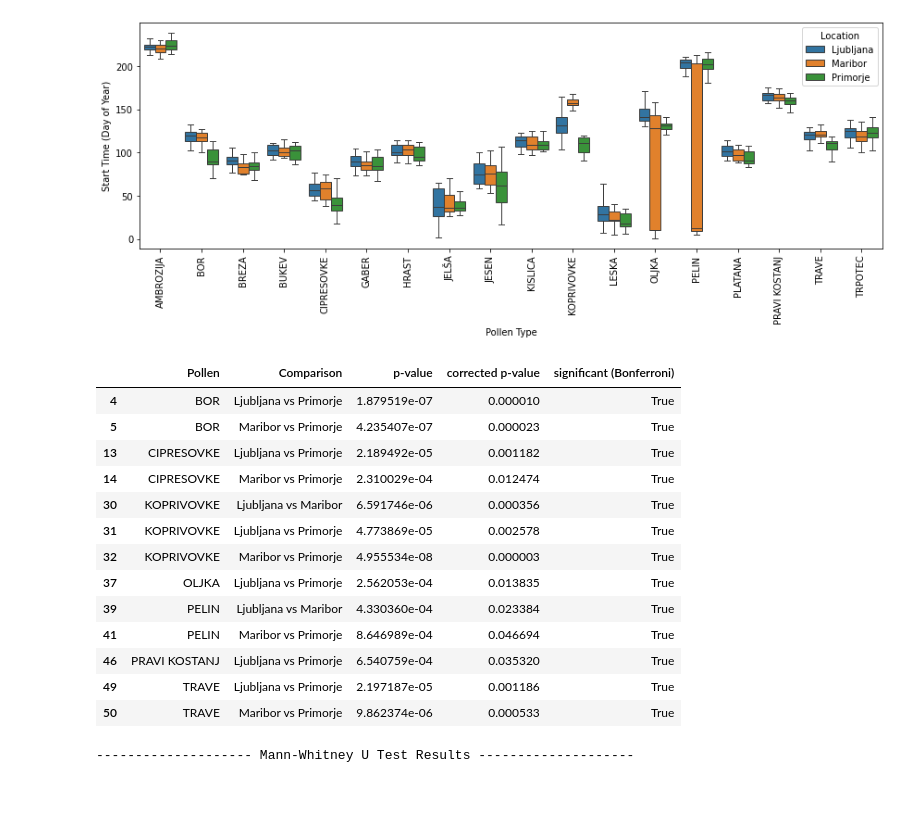
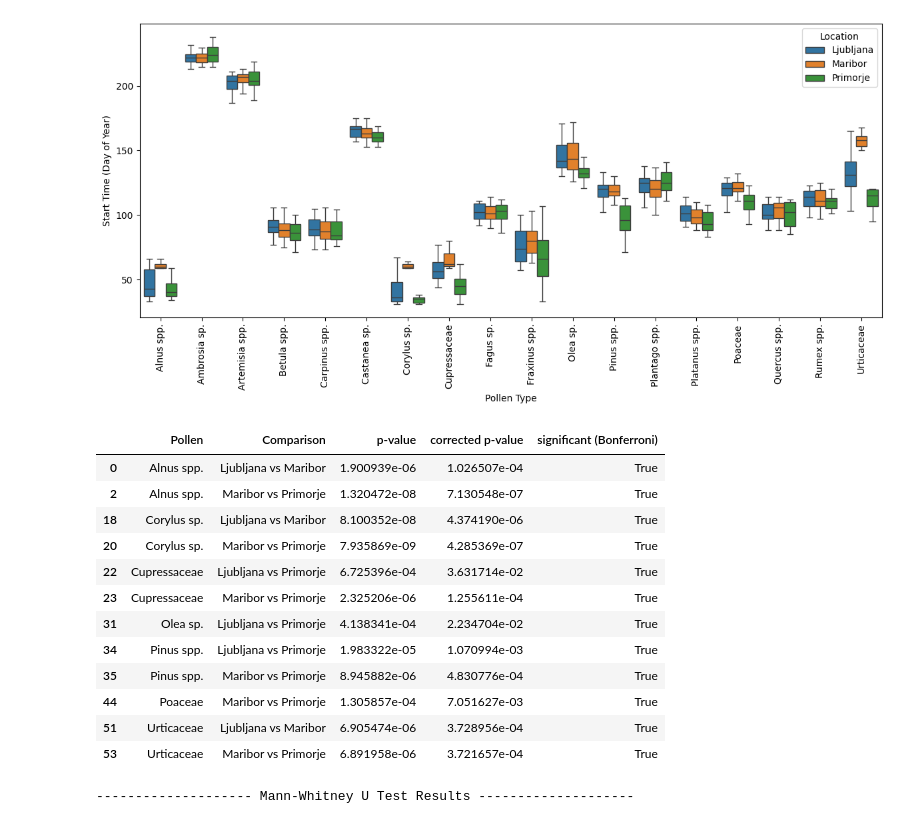
Before and after one commit to ReneMarkovic/Cvetni_prah_v2, a Jupyter notebook: testing_notebook.ipynb, the cells around one changed output. Drawn from its saved outputs; the diff is of its cells as text; code cells hidden in the pictures; blank space fills up the shorter version.

```diff
--- a/testing_notebook.ipynb
+++ b/testing_notebook.ipynb
@@ -176,15 +176,15 @@ for location, filepath in files.items():
     df = pd.DataFrame(content)
     df["Location"] = location
     # Append only relevant columns
-    data_all.append(df[["Type", "Year", "Start", "Location"]])
+    data_all.append(df[["Pollen taxa", "Year", "Start", "Location"]])
 # Combine all into one DataFrame
 combined_df = pd.concat(data_all, ignore_index=True)
 # %%
 # Now create a boxplot for all pollen types, grouped by location
-plt.figure(figsize=(12, 5))
+plt.figure(figsize=(12, 6))
 
 
-sns.boxplot(data=combined_df, x="Type", y="Start", hue="Location", showfliers=False)
+sns.boxplot(data=combined_df, x="Pollen taxa", y="Start", hue="Location", showfliers=False)
 #plt.title("Distribution of Pollen Season Start Times (K10) Across Locations")
 plt.xticks(rotation=90)
 plt.ylabel("Start Time (Day of Year)")
@@ -205,19 +205,19 @@ for location, filepath in files.items():
         content = json.load(f)
     df = pd.DataFrame(content)
     df["Location"] = location
-    data_all.append(df[["Type", "Year", "Start", "Location"]])
+    data_all.append(df[["Pollen taxa", "Year", "Start", "Location"]])
 
 combined_df = pd.concat(data_all, ignore_index=True)
 
 # Get pollen types and location pairs
-pollen_types = combined_df["Type"].unique()
+pollen_types = combined_df["Pollen taxa"].unique()
 location_pairs = list(itertools.combinations(combined_df["Location"].unique(), 2))
 
 # Store results
 results = []
 
 for pollen in pollen_types:
-    data_subset = combined_df[combined_df["Type"] == pollen]
+    data_subset = combined_df[combined_df["Pollen taxa"] == pollen]
     for loc1, loc2 in location_pairs:
         group1 = data_subset[data_subset["Location"] == loc1]["Start"].values
         group2 = data_subset[data_subset["Location"] == loc2]["Start"].values
@@ -250,15 +250,15 @@ for location, filepath in files.items():
     df = pd.DataFrame(content)
     df["Location"] = location
     # Append only relevant columns
-    data_all.append(df[["Type", "Year", var, "Location"]])
+    data_all.append(df[["Pollen taxa", "Year", var, "Location"]])
 
 # Combine all into one DataFrame
 combined_df = pd.concat(data_all, ignore_index=True)
 # Now create a boxplot for all pollen types, grouped by location
-plt.figure(figsize=(12, 8))
+plt.figure(figsize=(12, 6))
 
 
-sns.boxplot(data=combined_df, x="Type", y=var, hue="Location", showfliers=False)
+sns.boxplot(data=combined_df, x="Pollen taxa", y=var, hue="Location", showfliers=False)
 #plt.title("Distribution of Pollen Season Start Times (K10) Across Locations")
 plt.xticks(rotation=90)
 plt.ylabel("End Time (Day of Year)")
@@ -274,19 +274,19 @@ for location, filepath in files.items():
         content = json.load(f)
     df = pd.DataFrame(content)
     df["Location"] = location
-    data_all.append(df[["Type", "Year", var, "Location"]])
+    data_all.append(df[["Pollen taxa", "Year", var, "Location"]])
 
 combined_df = pd.concat(data_all, ignore_index=True)
 
 # Get pollen types and location pairs
-pollen_types = combined_df["Type"].unique()
+pollen_types = combined_df["Pollen taxa"].unique()
 location_pairs = list(itertools.combinations(combined_df["Location"].unique(), 2))
 
 # Store results
 results = []
 
 for pollen in pollen_types:
-    data_subset = combined_df[combined_df["Type"] == pollen]
+    data_subset = combined_df[combined_df["Pollen taxa"] == pollen]
     for loc1, loc2 in location_pairs:
         group1 = data_subset[data_subset["Location"] == loc1][var].values
         group2 = data_subset[data_subset["Location"] == loc2][var].values
@@ -319,15 +319,15 @@ for location, filepath in files.items():
     df = pd.DataFrame(content)
     df["Location"] = location
     # Append only relevant columns
-    data_all.append(df[["Type", "Year", var, "Location"]])
+    data_all.append(df[["Pollen taxa", "Year", var, "Location"]])
 
 # Combine all into one DataFrame
 combined_df = pd.concat(data_all, ignore_index=True)
 # Now create a boxplot for all pollen types, grouped by location
-plt.figure(figsize=(12, 5))
+plt.figure(figsize=(12, 6))
 
 
-sns.boxplot(data=combined_df, x="Type", y=var, hue="Location", showfliers=False)
+sns.boxplot(data=combined_df, x="Pollen taxa", y=var, hue="Location", showfliers=False)
 #plt.title("Distribution of Pollen Season Start Times (K10) Across Locations")
 plt.xticks(rotation=90)
 plt.ylabel(f"{var}")
@@ -343,19 +343,19 @@ for location, filepath in files.items():
         content = json.load(f)
     df = pd.DataFrame(content)
     df["Location"] = location
-    data_all.append(df[["Type", "Year", var, "Location"]])
+    data_all.append(df[["Pollen taxa", "Year", var, "Location"]])
 
 combined_df = pd.concat(data_all, ignore_index=True)
 
 # Get pollen types and location pairs
-pollen_types = combined_df["Type"].unique()
+pollen_types = combined_df["Pollen taxa"].unique()
 location_pairs = list(itertools.combinations(combined_df["Location"].unique(), 2))
 
 # Store results
 results = []
 
 for pollen in pollen_types:
-    data_subset = combined_df[combined_df["Type"] == pollen]
+    data_subset = combined_df[combined_df["Pollen taxa"] == pollen]
     for loc1, loc2 in location_pairs:
         group1 = data_subset[data_subset["Location"] == loc1][var].values
         group2 = data_subset[data_subset["Location"] == loc2][var].values
@@ -387,7 +387,7 @@ for location, filepath in files.items():
     df = pd.DataFrame(content)
     df["Location"] = location
     # Append only relevant columns
-    data_all.append(df[["Type", "Year", var, "Location"]])
+    data_all.append(df[["Pollen taxa", "Year", var, "Location"]])
 
 # Combine all into one DataFrame
 combined_df = pd.concat(data_all, ignore_index=True)
@@ -395,7 +395,7 @@ combined_df = pd.concat(data_all, ignore_index=True)
 plt.figure(figsize=(12, 8))
 
 
-sns.boxplot(data=combined_df, x="Type", y=var, hue="Location", showfliers=False)
+sns.boxplot(data=combined_df, x="Pollen taxa", y=var, hue="Location", showfliers=False)
 #plt.title("Distribution of Pollen Season Start Times (K10) Across Locations")
 plt.xticks(rotation=90)
 plt.ylabel(f"{var}")
@@ -411,52 +411,51 @@ for location, filepath in files.items():
         content = json.load(f)
     df = pd.DataFrame(content)
     df["Location"] = location
-    data_all.append(df[["Type", "Year", var, "Location"]])
+    data_all.append(df[["Pollen taxa", "Year", var, "Location"]])
 
 combined_df = pd.concat(data_all, ignore_index=True)
 
 # Get pollen types and location pairs
-pollen_types = combined_df["Type"].unique()
+pollen_types = combined_df["Pollen taxa"].unique()
 location_pairs = list(itertools.combinations(combined_df["Location"].unique(), 2))
 
 # Store results
 results = []
 
 for pollen in pollen_types:
-    data_subset = combined_df[combined_df["Type"] == pollen]
+    data_subset = combined_df[combined_df["Pollen taxa"] == pollen]
     for loc1, loc2 in location_pairs:
         group1 = data_subset[data_subset["Location"] == loc1][var].values
         group2 = data_subset[data_subset["Location"] == loc2][var].values
         #print(f"Comparing {pollen} between {loc1} and {loc2}")
         if len(group1) > 0 and len(group2) > 0:
             stat, p_value = mannwhitneyu(group1, group2, alternative="two-sided")
             results.append({"Pollen": pollen, "Comparison": f"{loc1} vs {loc2}", "p-value": p_value})
 
 # Convert to DataFrame
 results_df = pd.DataFrame(results)
 
 # Apply Bonferroni correction for multiple testing
 rejected, corrected_p, _, _ = smm.multipletests(results_df["p-value"], method="bonferroni")
 results_df["corrected p-value"] = corrected_p
 results_df["significant (Bonferroni)"] = rejected
 
 # Show only significant results
 significant_results = results_df[results_df["significant (Bonferroni)"]]
 display(significant_results.head(20))
 # %% [output]
-[figure, old version]
+[figure, new version]
 |  | Pollen | Comparison | p-value | corrected p-value | significant (Bonferroni) |
-| 4 | BOR | Ljubljana vs Primorje | 1.879519e-07 | 0.000010 | True |
-| 5 | BOR | Maribor vs Primorje | 4.235407e-07 | 0.000023 | True |
-| 13 | CIPRESOVKE | Ljubljana vs Primorje | 2.189492e-05 | 0.001182 | True |
-| 14 | CIPRESOVKE | Maribor vs Primorje | 2.310029e-04 | 0.012474 | True |
-| 30 | KOPRIVOVKE | Ljubljana vs Maribor | 6.591746e-06 | 0.000356 | True |
-| 31 | KOPRIVOVKE | Ljubljana vs Primorje | 4.773869e-05 | 0.002578 | True |
-| 32 | KOPRIVOVKE | Maribor vs Primorje | 4.955534e-08 | 0.000003 | True |
-| 37 | OLJKA | Ljubljana vs Primorje | 2.562053e-04 | 0.013835 | True |
-| 39 | PELIN | Ljubljana vs Maribor | 4.330360e-04 | 0.023384 | True |
-| 41 | PELIN | Maribor vs Primorje | 8.646989e-04 | 0.046694 | True |
-| 46 | PRAVI KOSTANJ | Ljubljana vs Primorje | 6.540759e-04 | 0.035320 | True |
-| 49 | TRAVE | Ljubljana vs Primorje | 2.197187e-05 | 0.001186 | True |
-| 50 | TRAVE | Maribor vs Primorje | 9.862374e-06 | 0.000533 | True |
+| 0 | Alnus spp. | Ljubljana vs Maribor | 1.900939e-06 | 1.026507e-04 | True |
+| 2 | Alnus spp. | Maribor vs Primorje | 1.320472e-08 | 7.130548e-07 | True |
+| 18 | Corylus sp. | Ljubljana vs Maribor | 8.100352e-08 | 4.374190e-06 | True |
+| 20 | Corylus sp. | Maribor vs Primorje | 7.935869e-09 | 4.285369e-07 | True |
+| 22 | Cupressaceae | Ljubljana vs Primorje | 6.725396e-04 | 3.631714e-02 | True |
+| 23 | Cupressaceae | Maribor vs Primorje | 2.325206e-06 | 1.255611e-04 | True |
+| 31 | Olea sp. | Ljubljana vs Primorje | 4.138341e-04 | 2.234704e-02 | True |
+| 34 | Pinus spp. | Ljubljana vs Primorje | 1.983322e-05 | 1.070994e-03 | True |
+| 35 | Pinus spp. | Maribor vs Primorje | 8.945882e-06 | 4.830776e-04 | True |
+| 44 | Poaceae | Maribor vs Primorje | 1.305857e-04 | 7.051627e-03 | True |
+| 51 | Urticaceae | Ljubljana vs Maribor | 6.905474e-06 | 3.728956e-04 | True |
+| 53 | Urticaceae | Maribor vs Primorje | 6.891958e-06 | 3.721657e-04 | True |
 -------------------- Mann-Whitney U Test Results --------------------
```
Also changed, not shown: parts of 3 cells of this notebook, 7 other files.
